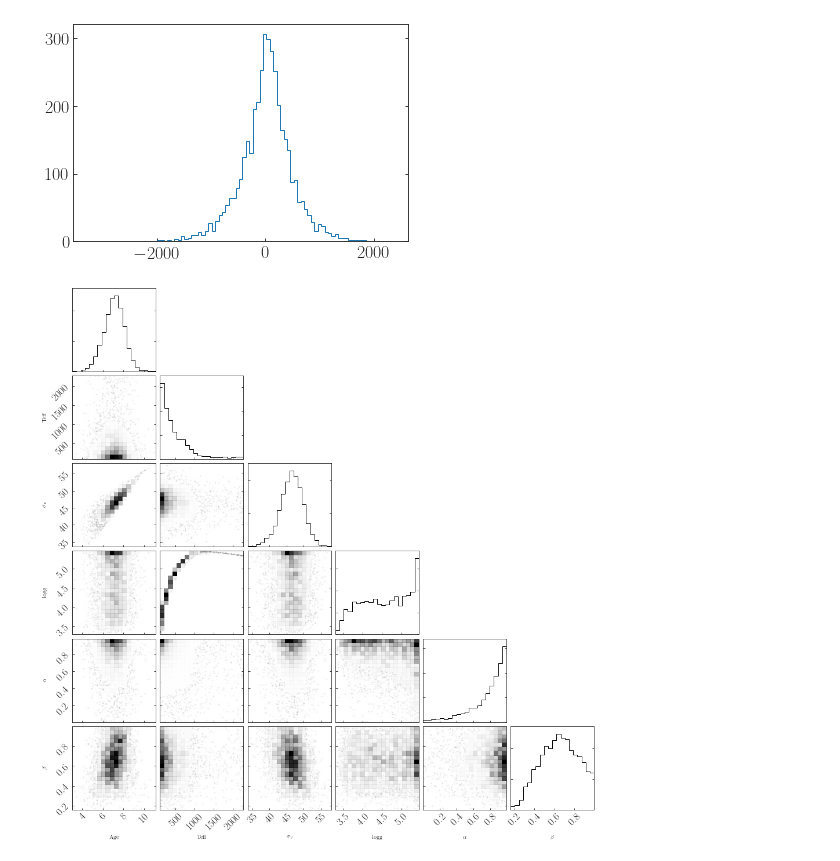
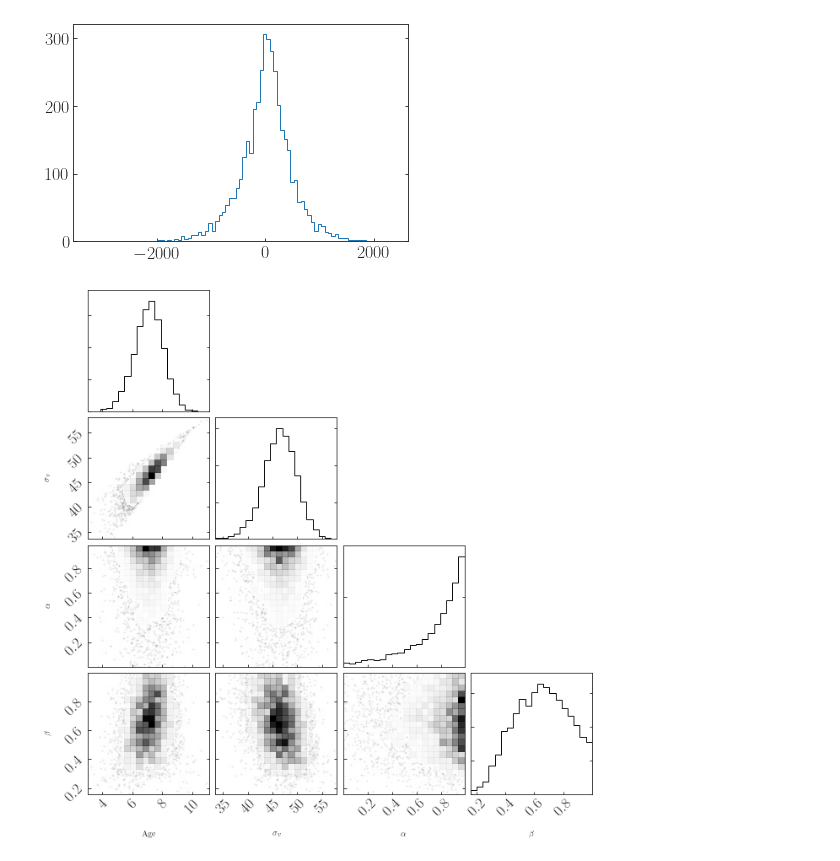
Before and after one commit to caganze/ucdsim, a Jupyter notebook: notebooks/evolutionary models.ipynb, the cells around one changed output. Cells and saved outputs as stored; diff of their text form; code cells hidden in the pictures.

```diff
--- a/notebooks/evolutionary models.ipynb
+++ b/notebooks/evolutionary models.ipynb
@@ -224,12 +224,14 @@ h=plt.hist(trace.z, bins='auto', histtype='step')
 # %%
 tot_v=(trace.vvel**2+trace.uvel**2+trace.wvel**2)**0.5
 # %%
-df=pd.DataFrame(np.vstack([trace.age, trace.teff, trace.sigma_tot, trace.logg, trace.alpha, trace.beta])).T
+df=pd.DataFrame(np.vstack([trace.age,  trace.sigma_tot, trace.alpha, trace.beta])).T
 # %%
 samples=df.dropna().values
 # %%
 import corner
 # %%
-c=corner.corner(samples, plot_contours=False, labels=[ 'Age',  r'$\sigma_v$', ,r'$\alpha$', r'$\beta$'])
+c=corner.corner(samples, plot_contours=False,
+                labels=[ 'Age',  r'$\sigma_v$', r'$\alpha$', r'$\beta$'],
+               fontsize=18)
 # %% [output]
-[figure, old version]
+[figure, new version]
```
Also changed, not shown: parts of 1 cell of this notebook.
